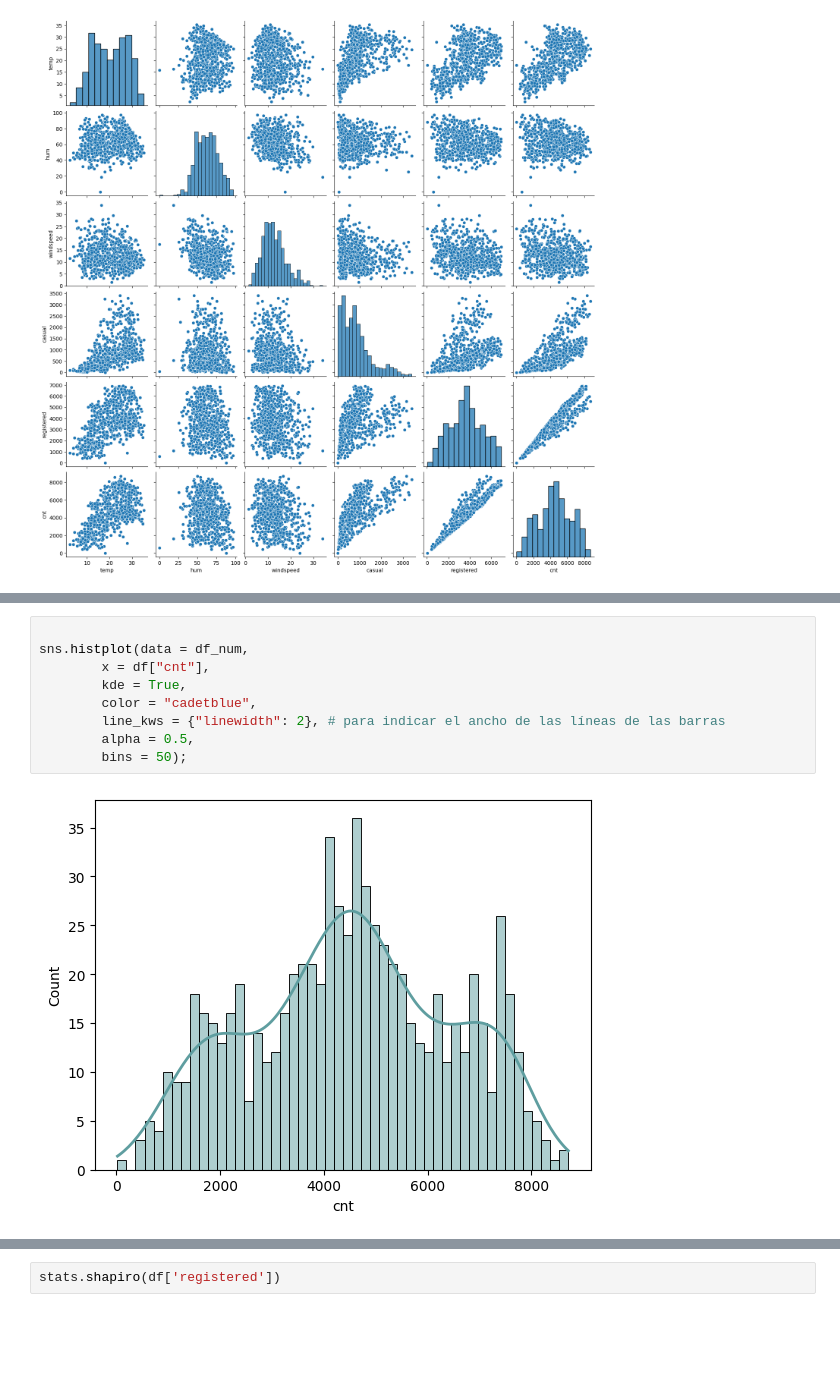
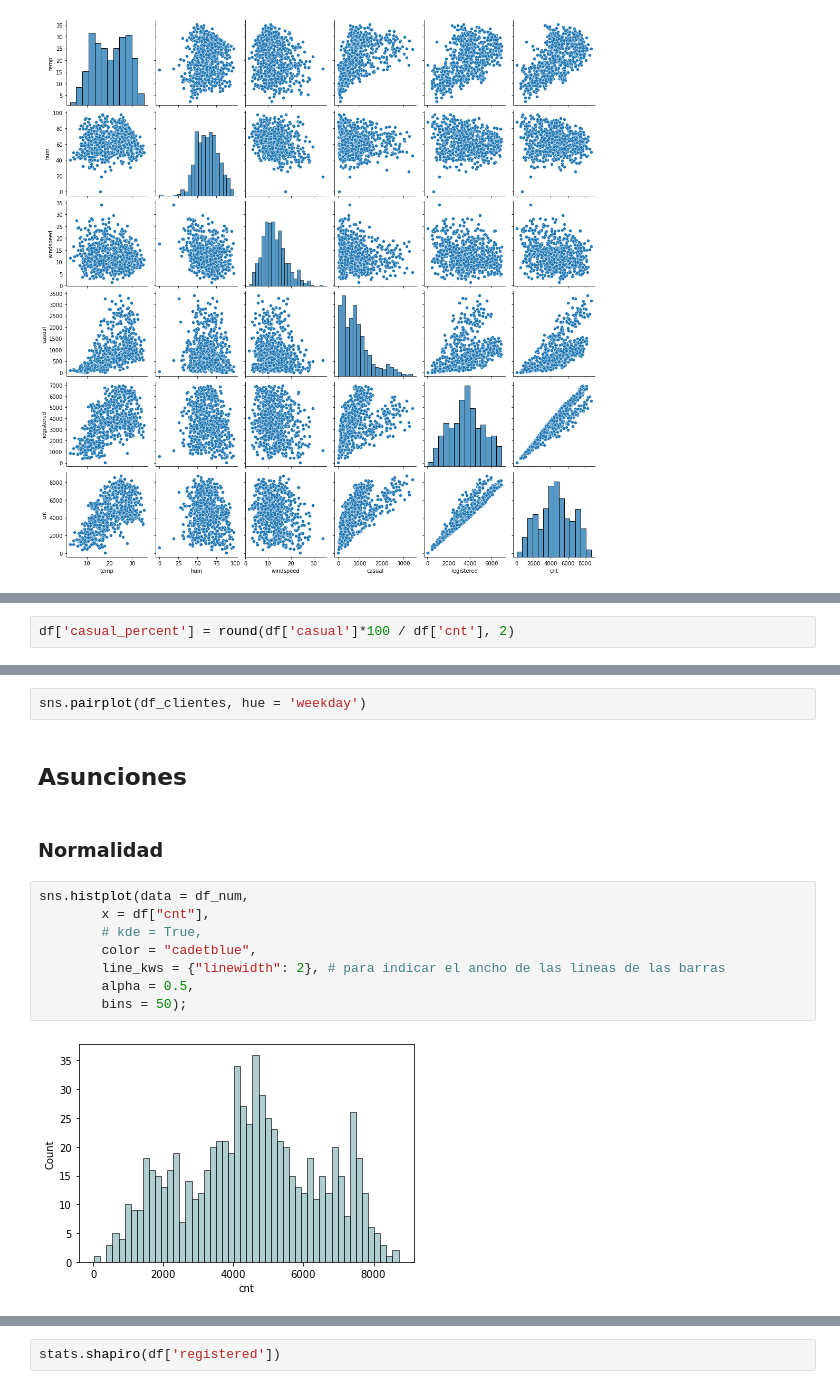
Before and after one commit to LidyaDescals/project-da-promo-D-module-3-team-3, a Jupyter notebook: analisis_exploratorio.ipynb, the cells around one changed output, grey strips where cells are left out. Drawn from its saved outputs; the diff is of its cells as text; blank space fills up the shorter version.

```diff
--- a/analisis_exploratorio.ipynb
+++ b/analisis_exploratorio.ipynb
@@ -382,0 +408,2 @@ sns.pairplot(df_num)
+# %%
+df['casual_percent'] = round(df['casual']*100 / df['cnt'], 2)
@@ -383,14 +441,19 @@ sns.pairplot(df_num)
+# %%
+sns.pairplot(df_clientes, hue = 'weekday')
+# %% [markdown]
+## Asunciones
+# %% [markdown]
+### Normalidad
 # %%
-
 sns.histplot(data = df_num,
         x = df["cnt"],
-        kde = True,
+        # kde = True,
         color = "cadetblue",
         line_kws = {"linewidth": 2}, # para indicar el ancho de las líneas de las barras
         alpha = 0.5,
         bins = 50);
 # %% [output]
-[figure, old version]
+[figure, new version]
 # %%
 sns.histplot(data = df_num,
         x = df["registered"],
```
Also changed, not shown: parts of 27 cells of this notebook.
